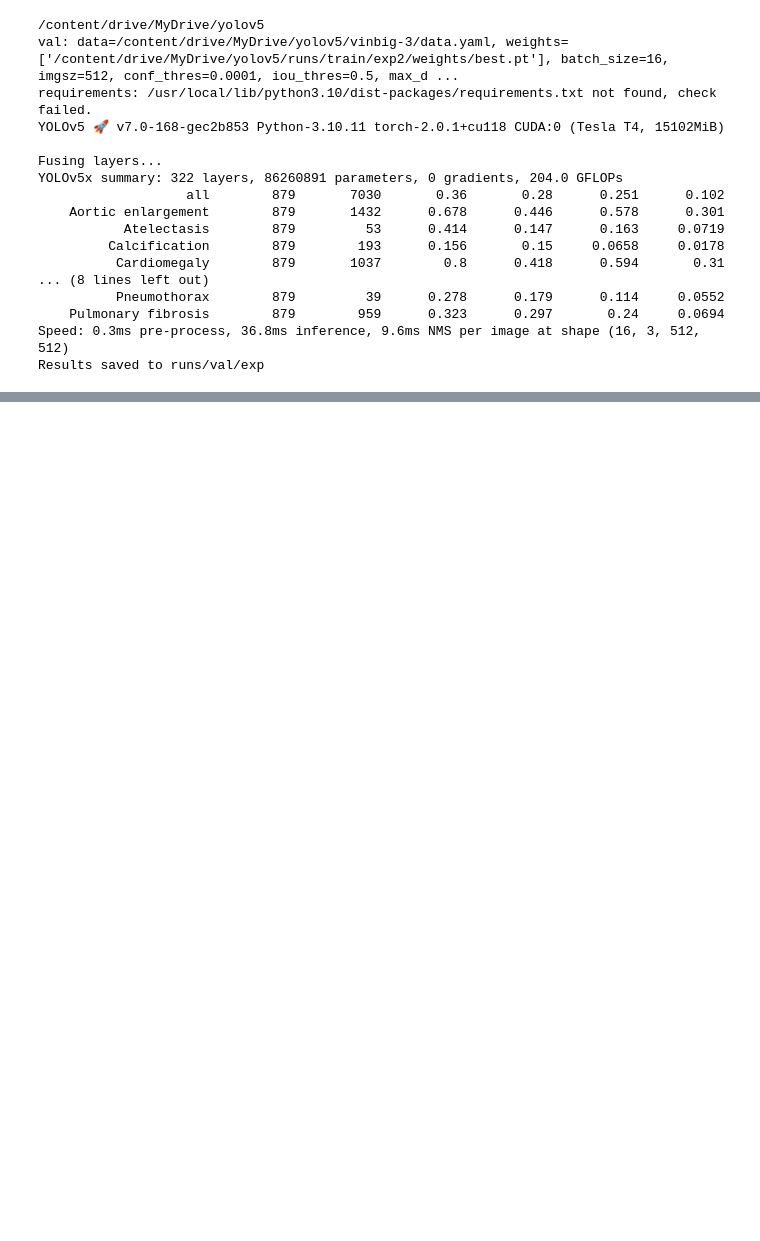
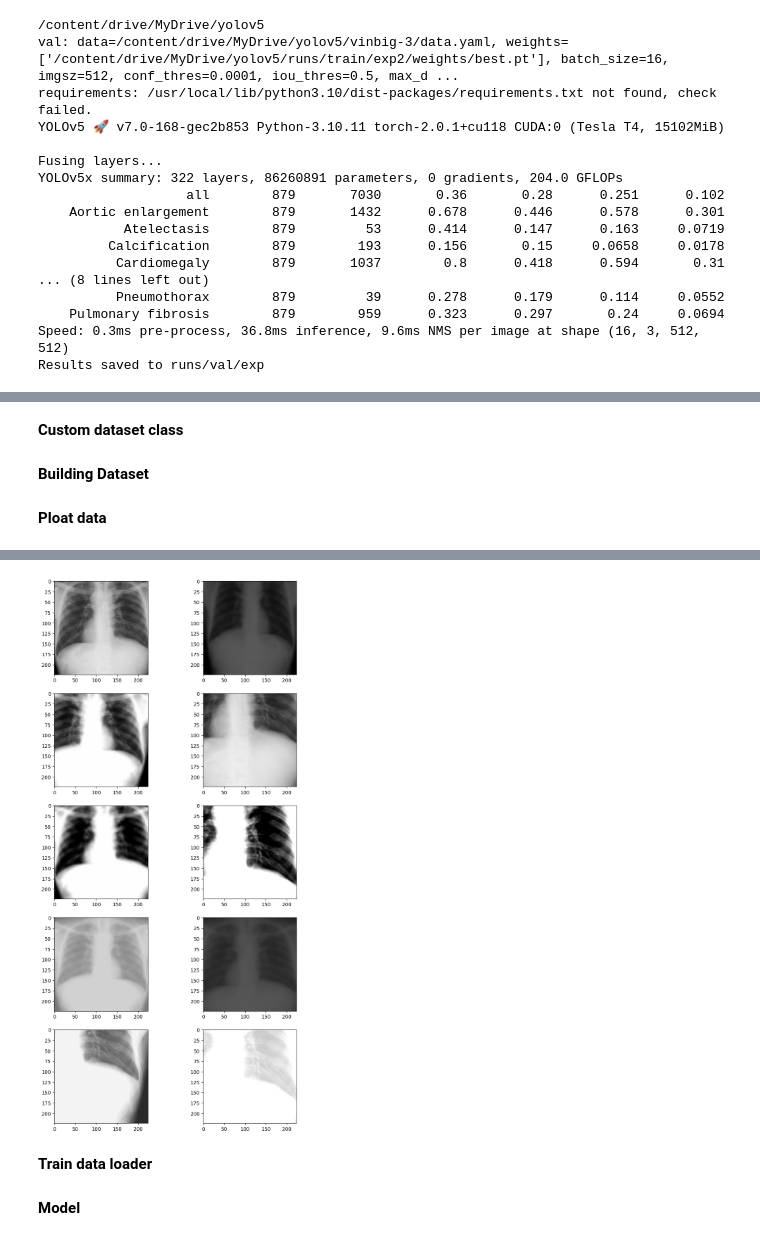
Before and after one commit to RezuanChowdhuryRifat/Improving-abnormality-detection-in-chest-radiograph-data, a Jupyter notebook: unbalanced-YoloV5.ipynb, the cells around one changed output, grey strips where cells are left out. Saved outputs shown, nothing was run; the diff lists cells and outputs as text; code cells hidden in the pictures; blank space fills up the shorter version.

```diff
--- a/unbalanced-YoloV5.ipynb
+++ b/unbalanced-YoloV5.ipynb
@@ -230,0 +333,2 @@ display(Image("/content/drive/MyDrive/yolov5/runs/train/exp/confusion_matrix.png
+# %% [markdown]
+**Custom dataset class**
@@ -230,0 +363,31 @@ display(Image("/content/drive/MyDrive/yolov5/runs/train/exp/confusion_matrix.png
+# %% [markdown]
+**Building Dataset**
+# %%
+
+# The size of the images
+output_shape = [224,224]
+kernel_size = [21,21] # 10% of the output_shape
+
+# The custom transform
+base_transforms = get_complete_transform(output_shape=output_shape, kernel_size=kernel_size, s=1.0)
+custom_transform = ContrastiveLearningViewGenerator(base_transform=base_transforms)
+
+ds = CustomDataset(
+    list_images=glob.glob("/content/drive/MyDrive/vinbig.v3i.yolov5pytorch/pre-train/*.jpg"),
+    transform=custom_transform
+)
+# %% [markdown]
+**Ploat data**
+# %%
+plt.figure(figsize=(10,20))
+def view_data(ds, index):
+    for i in range(1,6):
+        images = ds[index]
+        view1, view2 = images
+        plt.subplot(5,2,2*i-1)
+        plt.imshow(view1.permute(1,2,0))
+        plt.subplot(5,2,2*i)
+        plt.imshow(view2.permute(1,2,0))
+
+view_data(ds,50)
+# %% [output]
@@ -230,0 +396,3 @@ display(Image("/content/drive/MyDrive/yolov5/runs/train/exp/confusion_matrix.png
+[figure, added]
+# %% [markdown]
+**Train data loader**
@@ -230,0 +411,2 @@ display(Image("/content/drive/MyDrive/yolov5/runs/train/exp/confusion_matrix.png
+# %% [markdown]
+**Model**
```
Also changed, not shown: parts of 29 cells of this notebook.
